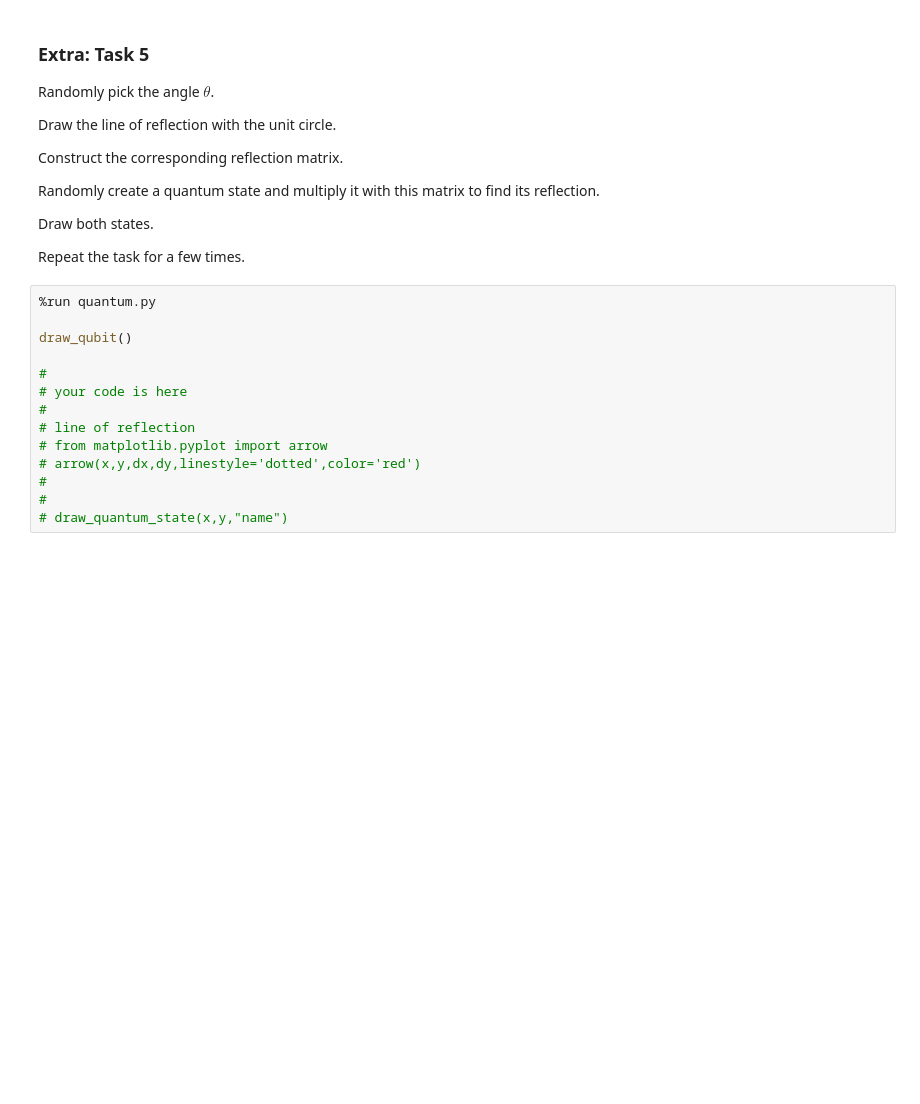
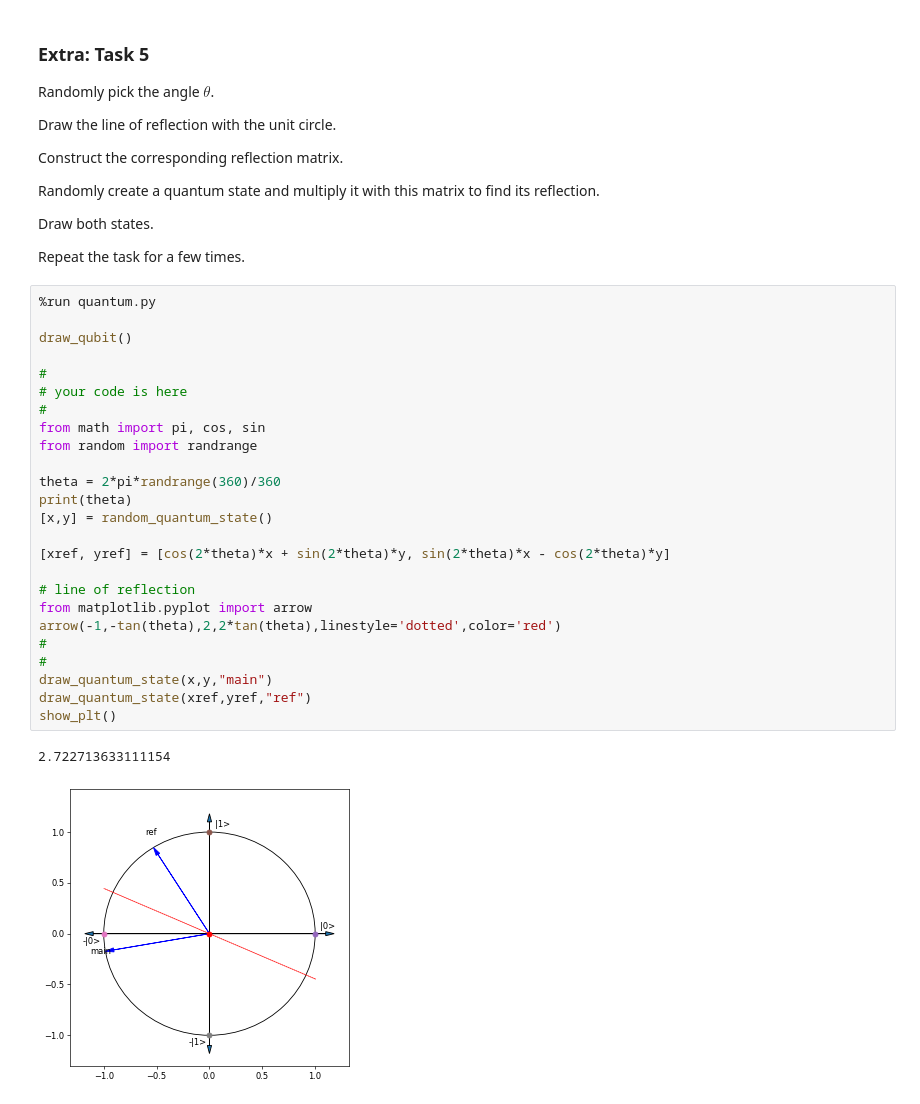
Before and after one commit to Abdoelabassi/QBronze_Womanium_2023, a Jupyter notebook: quantum-with-qiskit/Q48_Reflections.ipynb, the cells around one changed output. Cells and saved outputs as stored; diff of their text form; blank space fills up the shorter version.

```diff
--- a/quantum-with-qiskit/Q48_Reflections.ipynb
+++ b/quantum-with-qiskit/Q48_Reflections.ipynb
@@ -321,14 +321,28 @@ Repeat the task for a few times.
 # %%
 %run quantum.py
 
 draw_qubit()
 
 #
 # your code is here
 #
+from math import pi, cos, sin
+from random import randrange
+
+theta = 2*pi*randrange(360)/360
+print(theta)
+[x,y] = random_quantum_state()
+
+[xref, yref] = [cos(2*theta)*x + sin(2*theta)*y, sin(2*theta)*x - cos(2*theta)*y]
+
 # line of reflection
-# from matplotlib.pyplot import arrow
-# arrow(x,y,dx,dy,linestyle='dotted',color='red')
+from matplotlib.pyplot import arrow
+arrow(-1,-tan(theta),2,2*tan(theta),linestyle='dotted',color='red')
 #
 #
-# draw_quantum_state(x,y,"name")
+draw_quantum_state(x,y,"main")
+draw_quantum_state(xref,yref,"ref")
+show_plt()
+# %% [output]
+2.722713633111154
+[figure, added]
```
